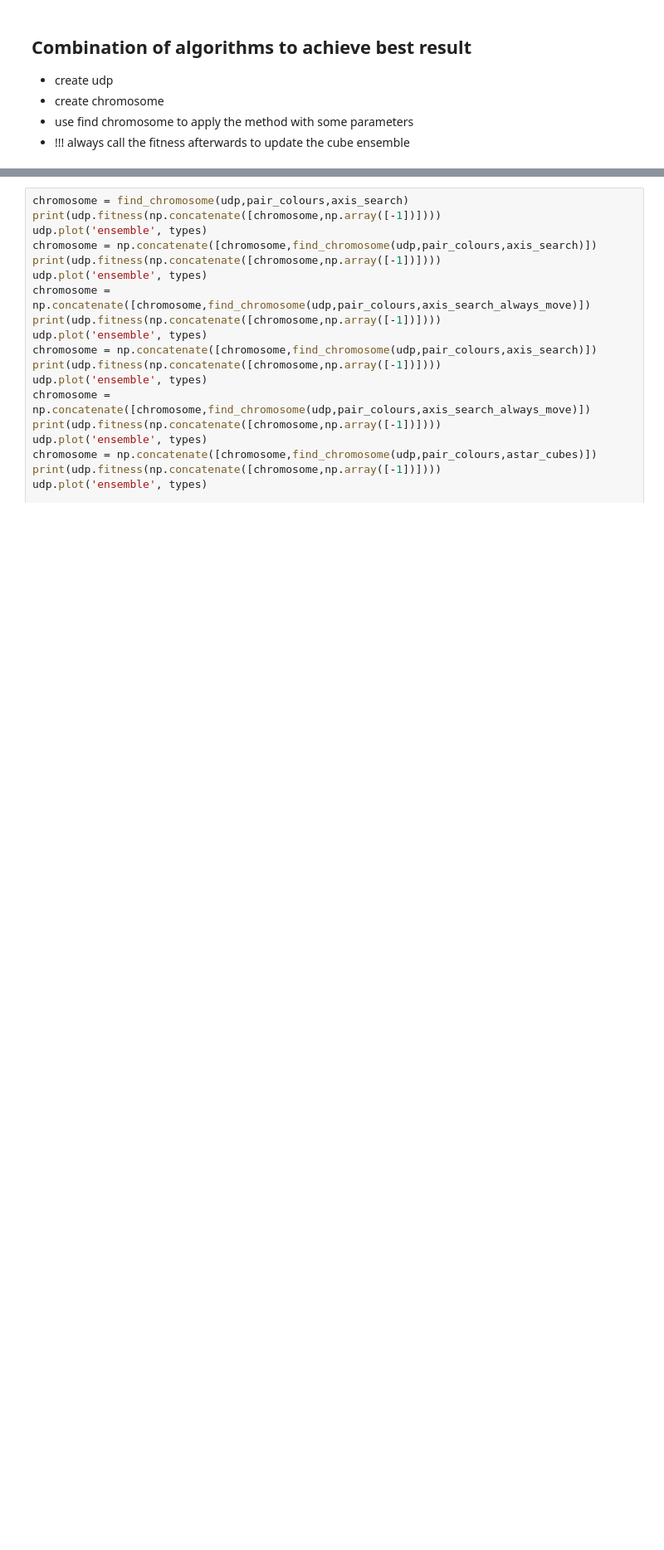
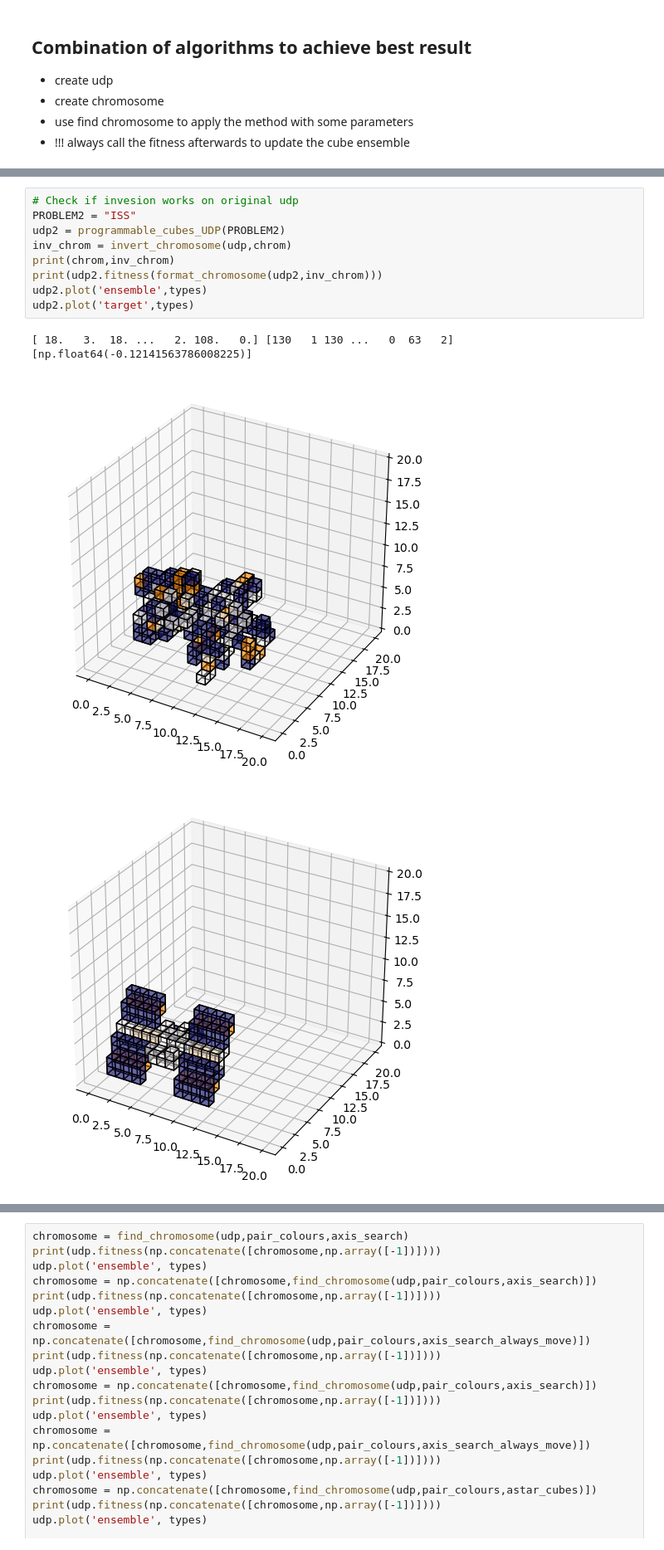
Before and after one commit to MarekOnd/SpOC3-solution, a Jupyter notebook: Challenge 3 Programmable Cubes/implementation_heuristic.ipynb, the cells around one changed output, grey strips where cells are left out. Shown at 83% size. Saved outputs shown, nothing was run; the diff lists cells and outputs as text; blank space fills up the shorter version.

```diff
--- a/Challenge 3 Programmable Cubes/implementation_heuristic.ipynb
+++ b/Challenge 3 Programmable Cubes/implementation_heuristic.ipynb
@@ -145,3 +231,17 @@ mistakes:152+14 budget status: 0.0 % used, successes: 0
+# %%
+# Check if invesion works on original udp
+PROBLEM2 = "ISS"
+udp2 = programmable_cubes_UDP(PROBLEM2)
+inv_chrom = invert_chromosome(udp,chrom)
+print(chrom,inv_chrom)
+print(udp2.fitness(format_chromosome(udp2,inv_chrom)))
+udp2.plot('ensemble',types)
+udp2.plot('target',types)
+# %% [output]
+[ 18.   3.  18. ...   2. 108.   0.] [130   1 130 ...   0  63   2]
+[np.float64(-0.12141563786008225)]
+[figure, added]
+[figure, added]
 # %%
 print(udp.fitness(end_chromosome(chrom)))
 # %% [output]
```
Also changed, not shown: parts of 8 cells of this notebook, 3 other files.
